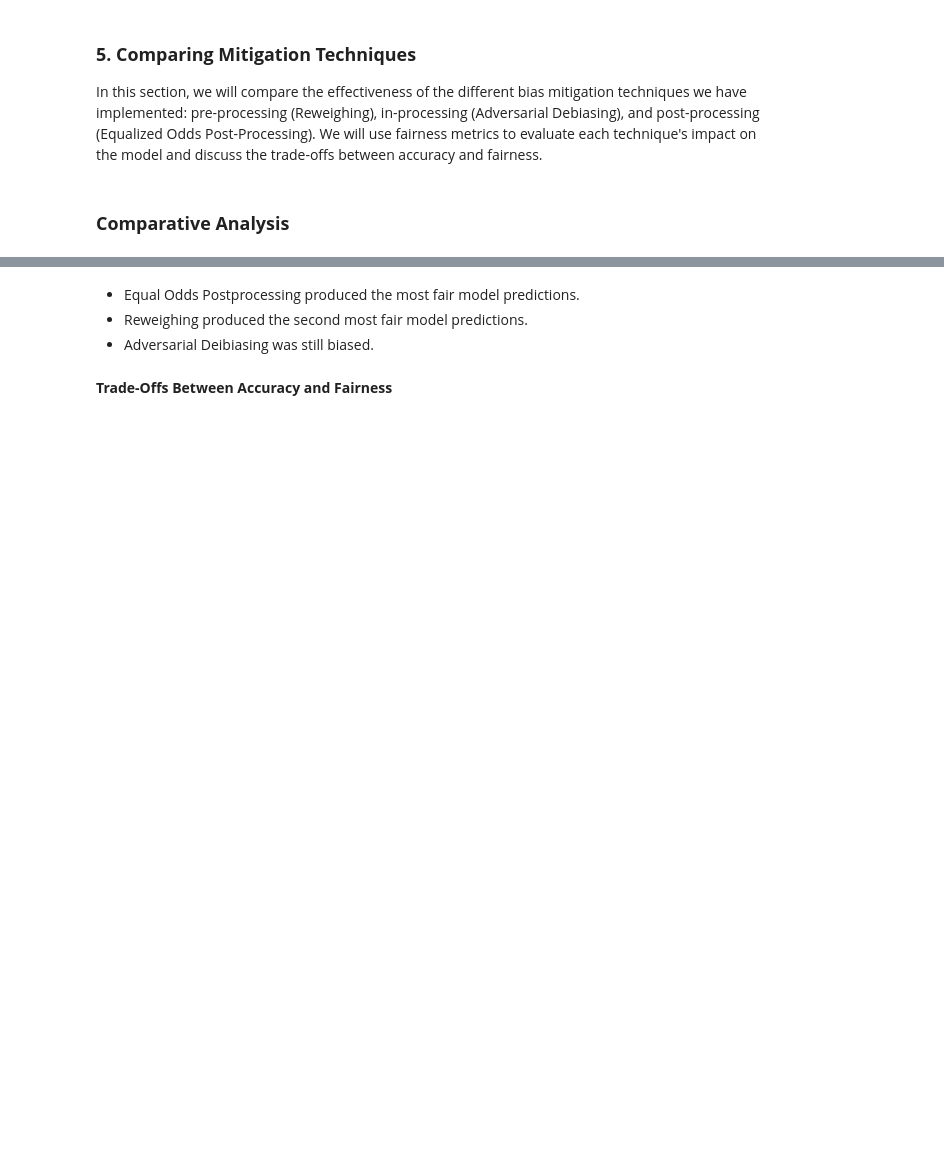
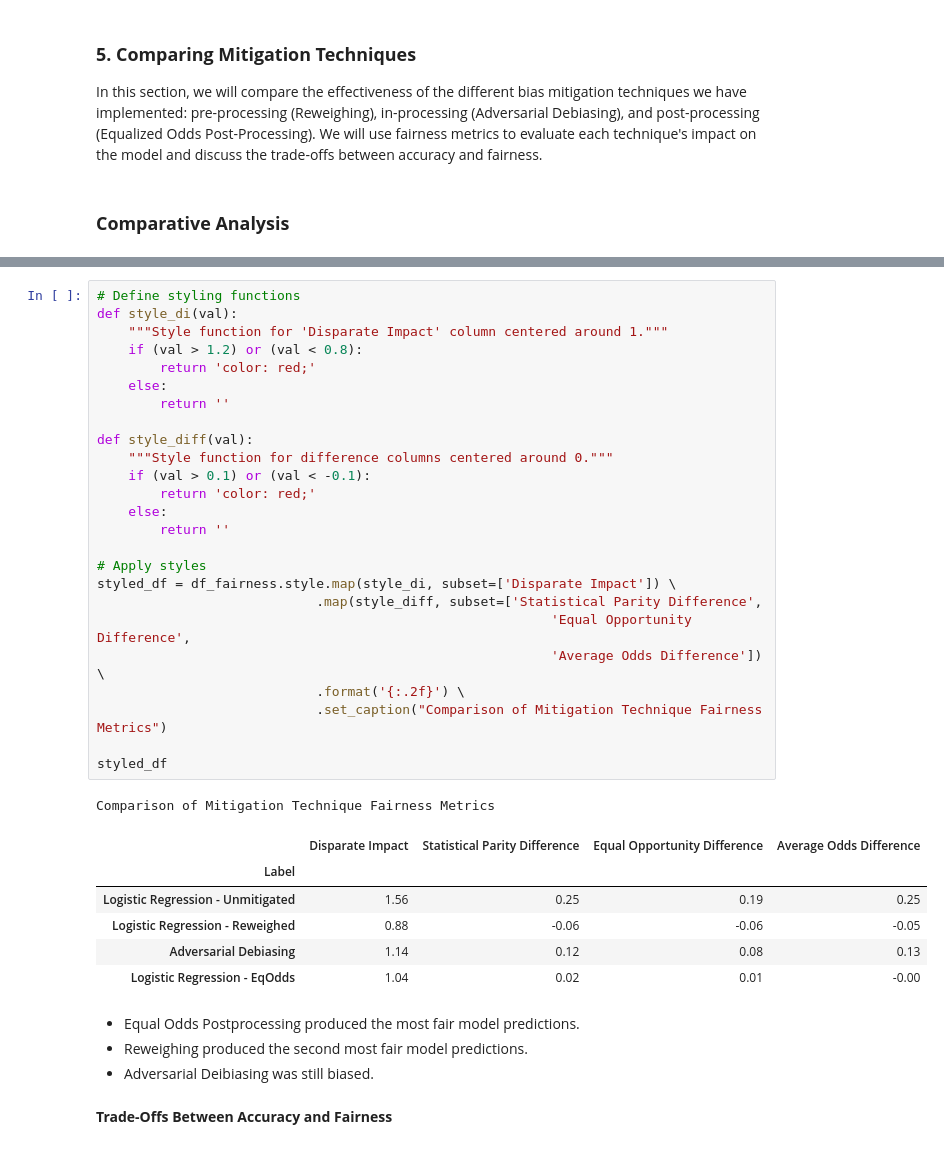
Before and after one commit to jirvingphd/ai-fairness-360-blogs, a Jupyter notebook: Blog-Pt2-AI-Fairness-360.ipynb, the cells around one changed output, grey strips where cells are left out. Cells and saved outputs as stored; diff of their text form; blank space fills up the shorter version.

```diff
--- a/Blog-Pt2-AI-Fairness-360.ipynb
+++ b/Blog-Pt2-AI-Fairness-360.ipynb
@@ -949,3 +907,36 @@ Comparison of Mitigation Technique Fairness Metrics
+# %%
+# Define styling functions
+def style_di(val):
+    """Style function for 'Disparate Impact' column centered around 1."""
+    if (val > 1.2) or (val < 0.8):
+        return 'color: red;'
+    else:
+        return ''
+
+def style_diff(val):
+    """Style function for difference columns centered around 0."""
+    if (val > 0.1) or (val < -0.1):
+        return 'color: red;'
+    else:
+        return ''
+
+# Apply styles
+styled_df = df_fairness.style.map(style_di, subset=['Disparate Impact']) \
+                            .map(style_diff, subset=['Statistical Parity Difference',
+                                                          'Equal Opportunity Difference',
+                                                          'Average Odds Difference']) \
+                            .format('{:.2f}') \
+                            .set_caption("Comparison of Mitigation Technique Fairness Metrics")
+
+styled_df
+# %% [output]
+Comparison of Mitigation Technique Fairness Metrics
+|  | Disparate Impact | Statistical Parity Difference | Equal Opportunity Difference | Average Odds Difference |
+| Label |  |  |  |  |
+| Logistic Regression - Unmitigated | 1.56 | 0.25 | 0.19 | 0.25 |
+| Logistic Regression - Reweighed | 0.88 | -0.06 | -0.06 | -0.05 |
+| Adversarial Debiasing | 1.14 | 0.12 | 0.08 | 0.13 |
+| Logistic Regression - EqOdds | 1.04 | 0.02 | 0.01 | -0.00 |
 # %% [markdown]
 - Equal Odds Postprocessing produced the most fair model predictions.
 - Reweighing produced the second most fair model predictions.
```
Also changed, not shown: parts of 23 cells of this notebook, 10 other files.
